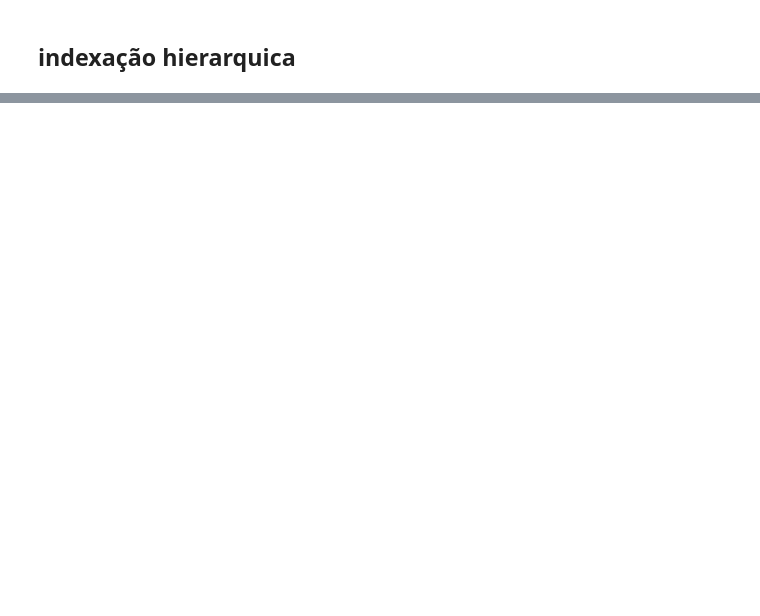
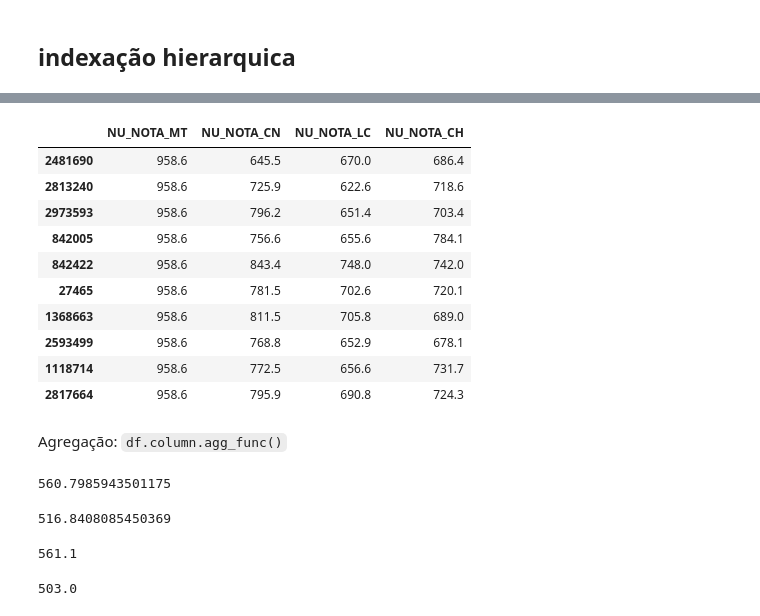
Before and after one commit to Rmcstt/Bootcamp-Data-Analytics, a Jupyter notebook: aula05.ipynb, the cells around one changed output, grey strips where cells are left out. Saved outputs shown, nothing was run; the diff lists cells and outputs as text; code cells hidden in the pictures; blank space fills up the shorter version.

```diff
--- a/aula05.ipynb
+++ b/aula05.ipynb
@@ -1068,0 +1073,2 @@ df_subset.head()
+# %%
+subset_tp_sexo_f = df.query('TP_SEXO == "F"')
@@ -1068,0 +1101,38 @@ df_subset.head()
+# %%
+
+subset_tp_sexo_f.sort_values( by = ['NU_NOTA_MT'], ascending = False).iloc[:10, :][['NU_NOTA_MT','NU_NOTA_CN','NU_NOTA_LC','NU_NOTA_CH']]
+# %% [output]
+|  | NU_NOTA_MT | NU_NOTA_CN | NU_NOTA_LC | NU_NOTA_CH |
+| 2481690 | 958.6 | 645.5 | 670.0 | 686.4 |
+| 2813240 | 958.6 | 725.9 | 622.6 | 718.6 |
+| 2973593 | 958.6 | 796.2 | 651.4 | 703.4 |
+| 842005 | 958.6 | 756.6 | 655.6 | 784.1 |
+| 842422 | 958.6 | 843.4 | 748.0 | 742.0 |
+| 27465 | 958.6 | 781.5 | 702.6 | 720.1 |
+| 1368663 | 958.6 | 811.5 | 705.8 | 689.0 |
+| 2593499 | 958.6 | 768.8 | 652.9 | 678.1 |
+| 1118714 | 958.6 | 772.5 | 656.6 | 731.7 |
+| 2817664 | 958.6 | 795.9 | 690.8 | 724.3 |
+# %% [markdown]
+Agregação:
+`df.column.agg_func()`
+# %%
+# media masculina
+subset_tp_sexo_m.NU_NOTA_MT.mean()
+# %% [output]
+560.7985943501175
+# %%
+# media feminina
+subset_tp_sexo_f.NU_NOTA_MT.mean()
+# %% [output]
+516.8408085450369
+# %%
+# mediana masculina
+subset_tp_sexo_m.NU_NOTA_MT.median()
+# %% [output]
+561.1
+# %%
+# mefiana feminina
+subset_tp_sexo_f.NU_NOTA_MT.median()
+# %% [output]
+503.0
```
Also changed, not shown: parts of 12 cells of this notebook.
